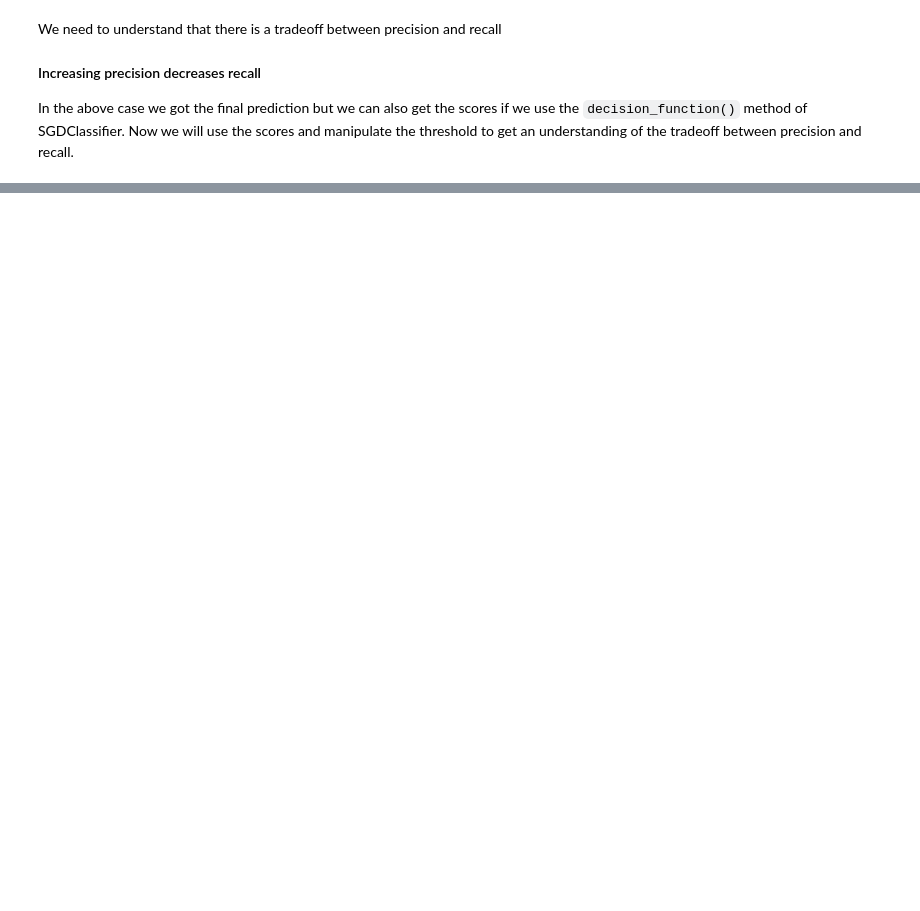
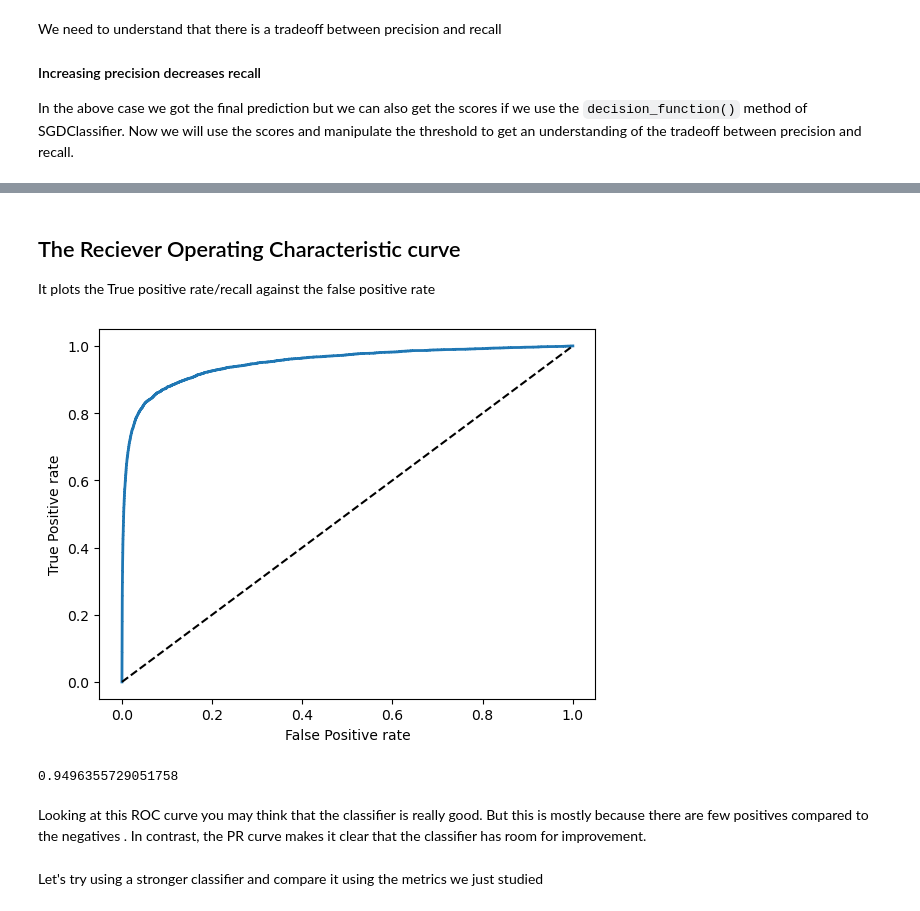
Before and after one commit to vishwaschaudhary/Hands-on-ML-solutions, a Jupyter notebook: MNISTdatasetAnalysis.ipynb, the cells around one changed output, grey strips where cells are left out. Cells and saved outputs as stored; diff of their text form; code cells hidden in the pictures; blank space fills up the shorter version.

```diff
--- a/MNISTdatasetAnalysis.ipynb
+++ b/MNISTdatasetAnalysis.ipynb
@@ -136,0 +164,23 @@ plt.show()
+# %% [markdown]
+## The Reciever Operating Characteristic curve
+It plots the True positive rate/recall against the false positive rate
+# %%
+from sklearn.metrics import roc_curve
+fpr, tpr, thresholds = roc_curve(y_train_5, y_train_scores)
+plt.plot(fpr, tpr, linewidth =2)
+plt.plot([0,1],[0,1], 'k--')
+plt.xlabel("False Positive rate")
+plt.ylabel("True Positive rate")
+plt.show()
+# %% [output]
+[figure, added]
+# %%
+#One way to compare the classifiers is to measure the area under the curve(AUC).
+from sklearn.metrics import roc_auc_score
+print(roc_auc_score(y_train_5, y_train_scores))
+# %% [output]
+0.9496355729051758
+# %% [markdown]
+Looking at this ROC curve you may think that the classifier is really good. But this is mostly because there are few positives compared to the negatives . In contrast, the PR curve makes it clear that the classifier has room for improvement.
+# %% [markdown]
+Let's try using a stronger classifier and compare it using the metrics we just studied
```
Also changed, not shown: parts of 42 cells of this notebook.
